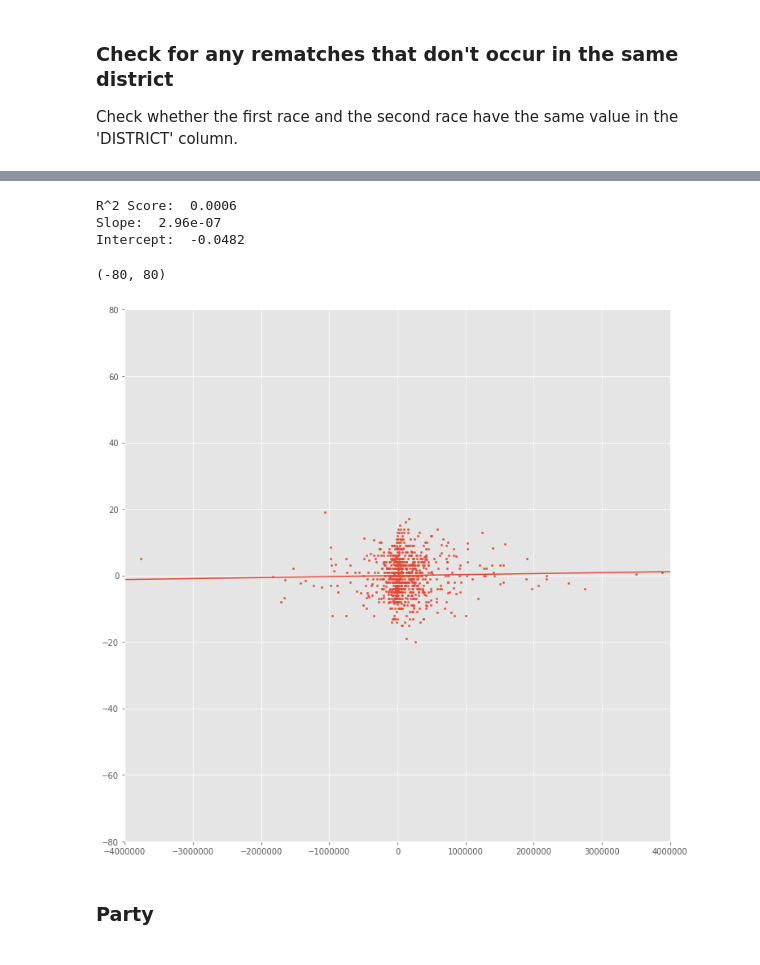
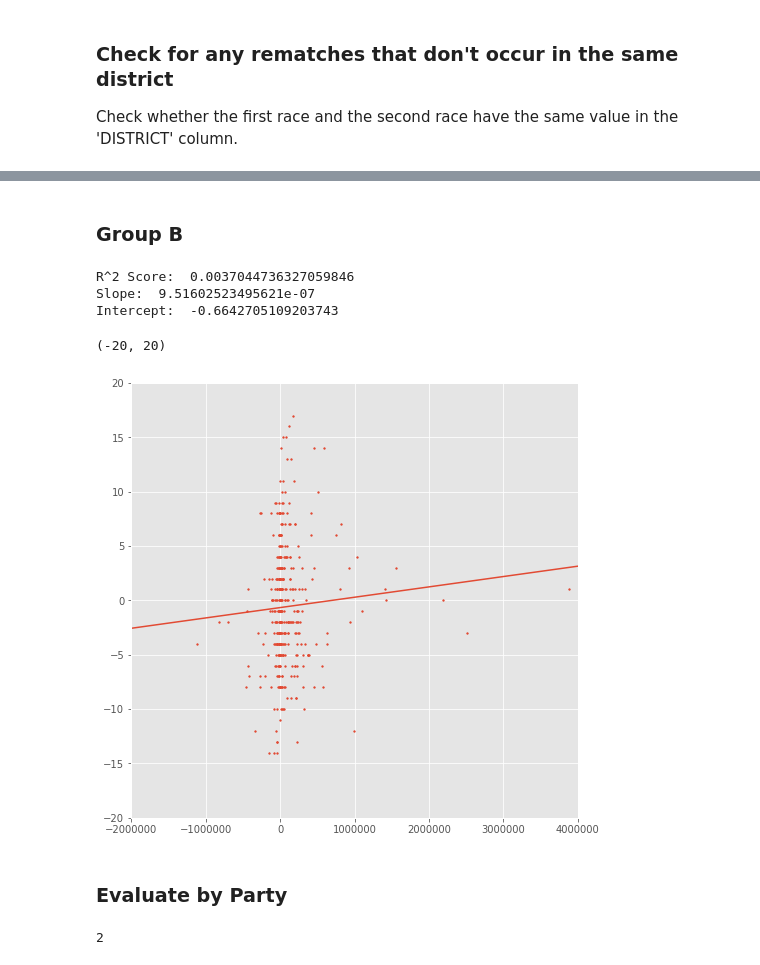
Before and after one commit to kellystroh/Campaign_Spending_Rematch_Elections, a Jupyter notebook: dime_eda.ipynb, the cells around one changed output, grey strips where cells are left out. Saved outputs shown, nothing was run; the diff lists cells and outputs as text; code cells hidden in the pictures.

```diff
--- a/dime_eda.ipynb
+++ b/dime_eda.ipynb
@@ -210,0 +220,4 @@ full_df[full_df.district1 == full_df.district2].top_cands.count()
+# %%
+print(full_df[full_df.A2_party == full_df.A1_party].top_cands.count())
+print(full_df[full_df.B2_party == full_df.B1_party].top_cands.count())
+full_df = full_df[full_df.B2_party == full_df.B1_party]
@@ -222,5 +259,5 @@ Index(['top_cands', 'race1_ID', 'race2_ID', 'state1', 'state2', 'district1',
       dtype='object')
 # %%
-full_df.drop(['state2', 'B_ICPSR_y', 'A_ICPSR_y'], axis=1, inplace=True)
+# full_df.drop(['state2', 'B_ICPSR_y', 'A_ICPSR_y'], axis=1, inplace=True)
 col_rename = {'state1':'state', 'B_ICPSR_x':'B_ICPSR', 'A_ICPSR_x':'A_ICPSR'}
 full_df.rename(col_rename, axis='columns', inplace=True)
@@ -243,3 +276,5 @@ print(full_df[full_df.B2_party == full_df.B1_party].top_cands.count())
+# %%
+full_df.dropna(axis=0, inplace=True)
 # %%
 full_df['delta_A%'] = full_df.A2_pct - full_df.A1_pct
 full_df['delta_B%'] = full_df.B2_pct - full_df.B1_pct
@@ -287,0 +294,8 @@ all_df.head()
+# %% [markdown]
+### Group B
+# %%
+plot_B = full_df[['delta_B%', 'delta_B$', 'delta_B$%']]
+plot_B = plot_B.replace([np.inf, -np.inf], np.nan).dropna()
+
+Bx = plot_B['delta_B%'].values.reshape(-1, 1)
+By = plot_B['delta_B$'].values.reshape(-1, 1)
@@ -299,24 +310,24 @@ reg = lr.fit(y, x)
 # %%
-coef = reg.coef_[0][0]
-intercept = reg.intercept_[0]
+coef_B = reg_B.coef_[0][0]
+intercept_B = reg_B.intercept_[0]
 
-print('R^2 Score: ', round(reg.score(y, x), 4))
-print('Slope: ', round(coef,10))
-print('Intercept: ', round(intercept, 4))
+print('R^2 Score: ', reg_B.score(By,Bx))
+print('Slope: ', coef_B)
+print('Intercept: ', intercept_B)
 # %% [output]
-R^2 Score:  0.0006
-Slope:  2.96e-07
-Intercept:  -0.0482
+R^2 Score:  0.0037044736327059846
+Slope:  9.51602523495621e-07
+Intercept:  -0.6642705109203743
 # %%
-fig, ax = plt.subplots(1, figsize=(12,12))
-z = np.linspace(-6000000, 6000000, num=1200)
-ax.plot(z, plot_line(coef, intercept, z), '-')
-ax.scatter(y, x, alpha=1, s=5)
-ax.set_xlim(-4000000, 4000000)
-ax.set_ylim(-80, 80)
+fig, ax = plt.subplots(1, figsize=(8,8))
+z = np.linspace(-4000000, 4000000, num=1200)
+ax.plot(z, plot_line(coef_B, intercept_B, z), '-')
+ax.scatter(By, Bx, alpha=1, s=3)
+ax.set_xlim(-2000000, 4000000)
+ax.set_ylim(-20, 20)
 # %% [output]
-(-80, 80)
+(-20, 20)
-[figure, old version]
+[figure, new version]
 # %% [markdown]
-### Party
+### Evaluate by Party
 # %%
@@ -329,3 +340,8 @@ Dem_spend = all_df[all_df.party == 100]['delta$'].values.reshape(-1,1)
+# %%
+### Check count of challengers running as independents
+len(Ind_vote)
+# %% [output]
+2
 # %%
 lr = LinearRegression()
 reg_GOP = lr.fit(GOP_spend, GOP_vote)
```
Also changed, not shown: parts of 48 cells of this notebook, 2 other files.
